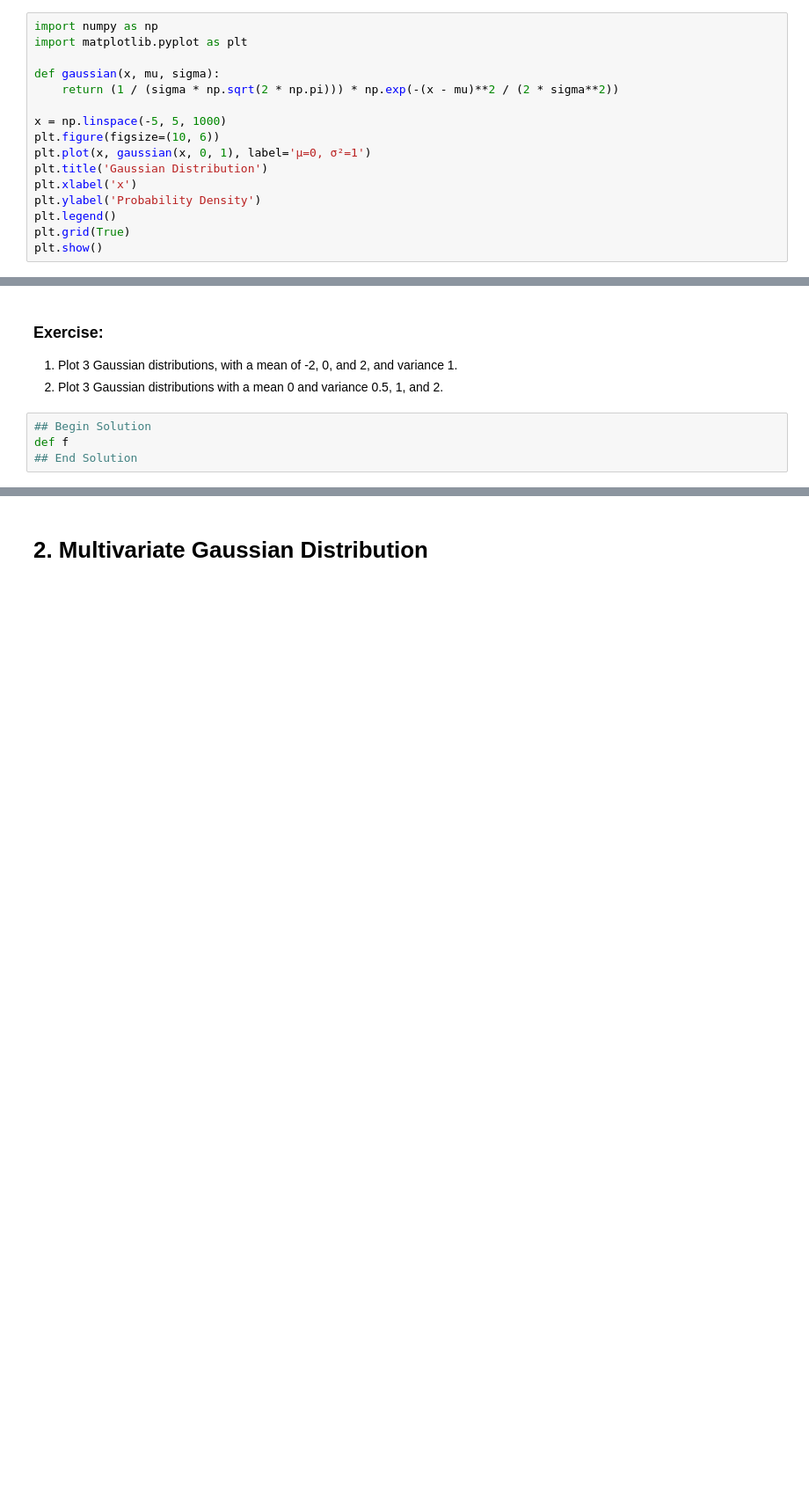
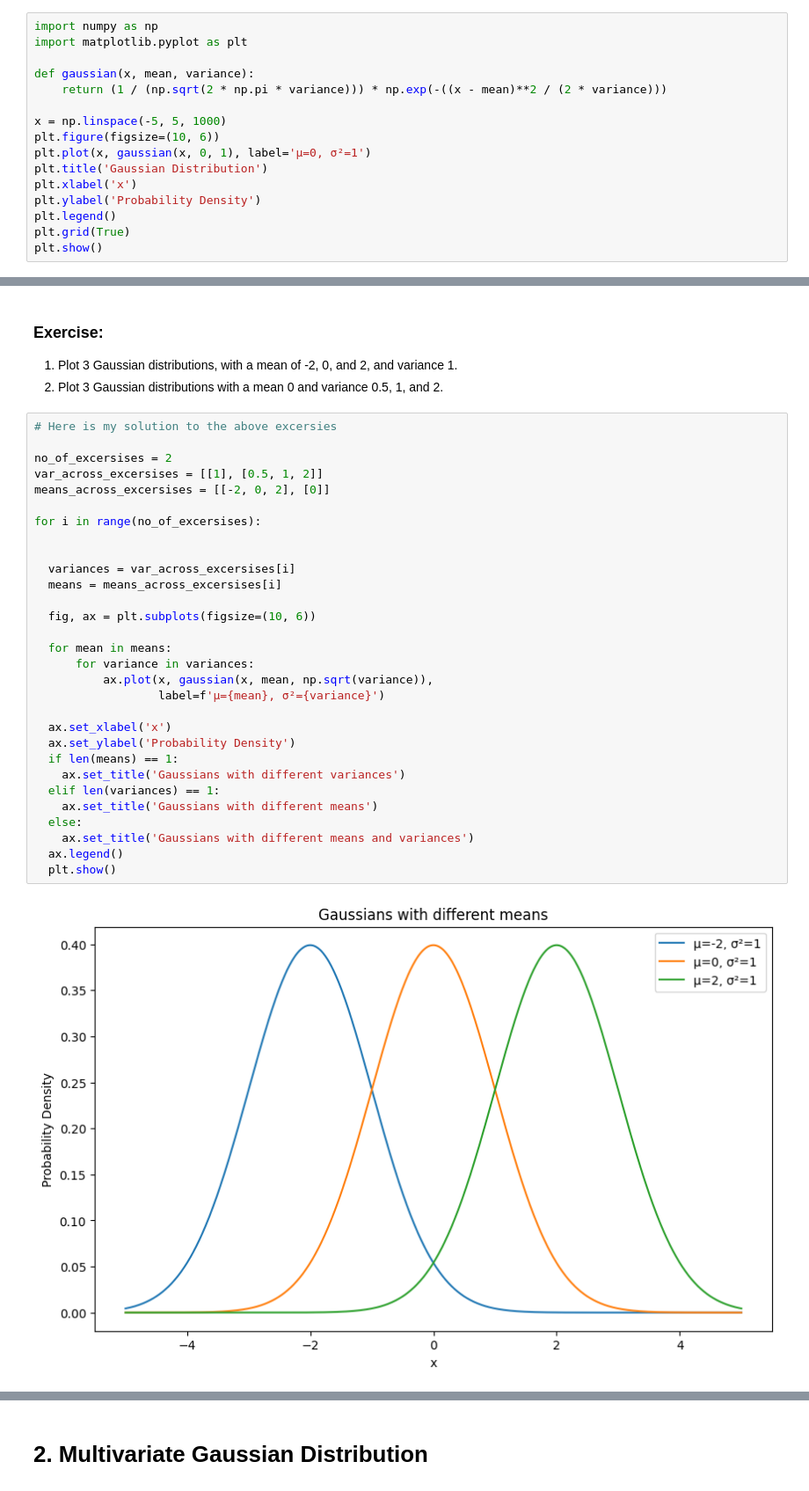
Before and after one commit to HaydenManton/HaydenManton.github.io, a Jupyter notebook: Labs/Lab 1 - Probability and Stats.ipynb, the cells around one changed output, grey strips where cells are left out. Shown at 88% size. Saved outputs shown, nothing was run; the diff lists cells and outputs as text; blank space fills up the shorter version.

```diff
--- a/Labs/Lab 1 - Probability and Stats.ipynb
+++ b/Labs/Lab 1 - Probability and Stats.ipynb
@@ -19,8 +19,8 @@ Let's visualise this using Python:
 import numpy as np
 import matplotlib.pyplot as plt
 
-def gaussian(x, mu, sigma):
-    return (1 / (sigma * np.sqrt(2 * np.pi))) * np.exp(-(x - mu)**2 / (2 * sigma**2))
+def gaussian(x, mean, variance):
+    return (1 / (np.sqrt(2 * np.pi * variance))) * np.exp(-((x - mean)**2 / (2 * variance)))
 
 x = np.linspace(-5, 5, 1000)
 plt.figure(figsize=(10, 6))
@@ -38,7 +38,35 @@ plt.show()
 
 1. Plot 3 Gaussian distributions, with a mean of -2, 0, and 2, and variance 1.
 2. Plot 3 Gaussian distributions with a mean 0 and variance 0.5, 1, and 2.
-# %%
-## Begin Solution
-def f
-## End Solution
+# %%
+# Here is my solution to the above excersies
+
+no_of_excersises = 2
+var_across_excersises = [[1], [0.5, 1, 2]]
+means_across_excersises = [[-2, 0, 2], [0]]
+
+for i in range(no_of_excersises):
+
+
+  variances = var_across_excersises[i]
+  means = means_across_excersises[i]
+
+  fig, ax = plt.subplots(figsize=(10, 6))
+
+  for mean in means:
+      for variance in variances:
+          ax.plot(x, gaussian(x, mean, np.sqrt(variance)),
+                  label=f'μ={mean}, σ²={variance}')
+
+  ax.set_xlabel('x')
+  ax.set_ylabel('Probability Density')
+  if len(means) == 1:
+    ax.set_title('Gaussians with different variances')
+  elif len(variances) == 1:
+    ax.set_title('Gaussians with different means')
+  else:
+    ax.set_title('Gaussians with different means and variances')
+  ax.legend()
+  plt.show()
+# %% [output]
+[figure, added]
```
Also changed, not shown: parts of 5 cells of this notebook.
